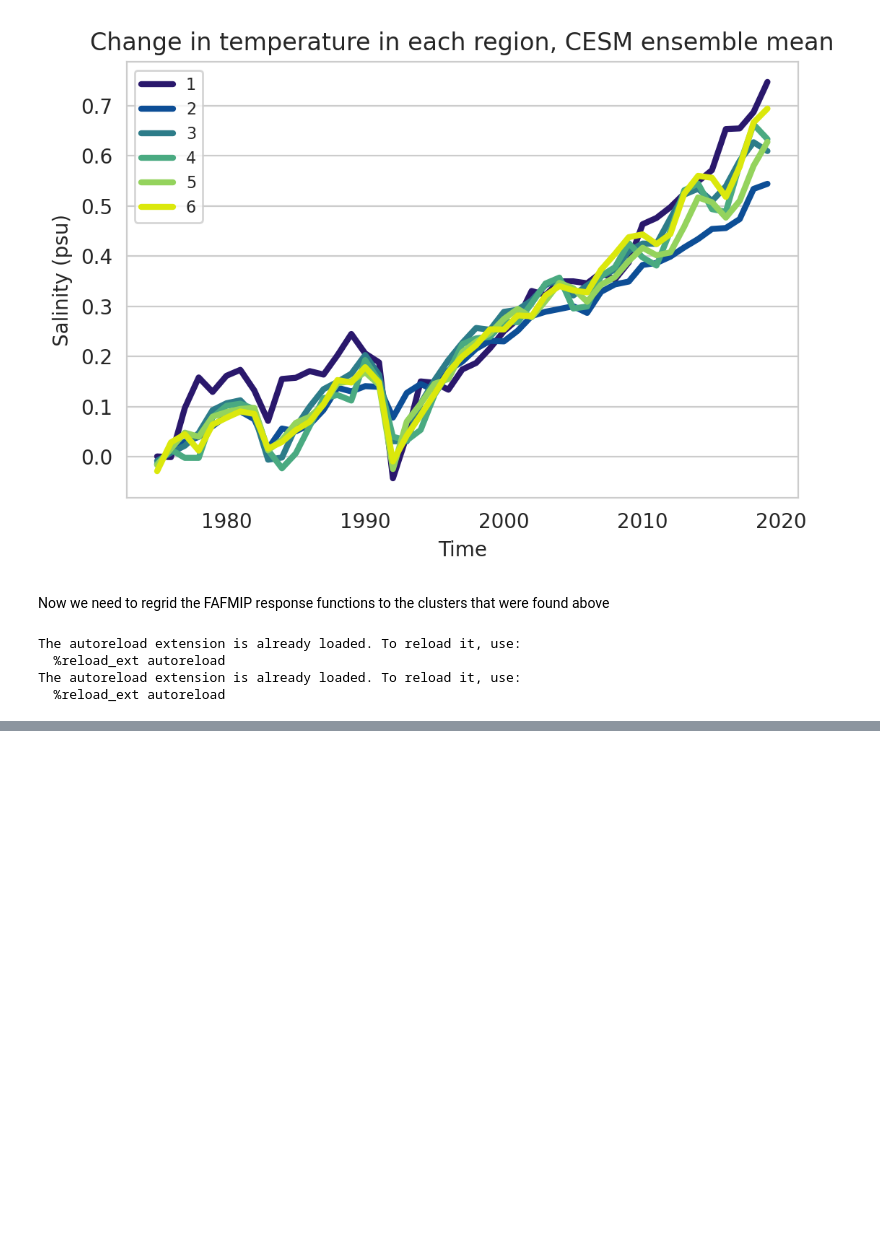
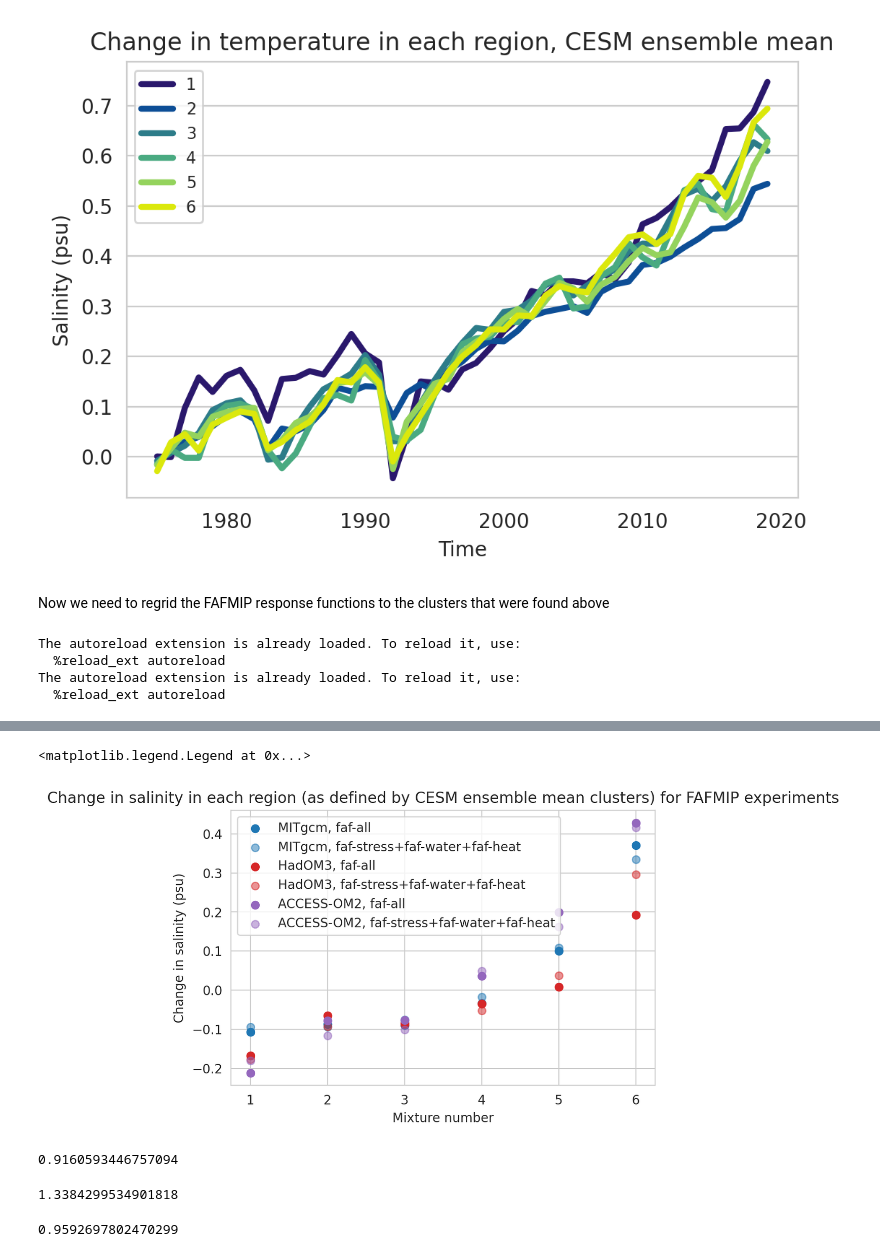
Before and after one commit to aurora-bf/freshwater_flux_linresp, a Jupyter notebook: model_tests/linear_response_CESM_ensemblemean.ipynb, the cells around one changed output, grey strips where cells are left out. Saved outputs shown, nothing was run; the diff lists cells and outputs as text; code cells hidden in the pictures; blank space fills up the shorter version.

```diff
--- a/model_tests/linear_response_CESM_ensemblemean.ipynb
+++ b/model_tests/linear_response_CESM_ensemblemean.ipynb
@@ -403,0 +445,30 @@ print(df3_mean[40:45,1].mean()-df3_mean[0:5,1].mean())
+# %%
+from fafmip_gridding_tools import regridded_fafmip_temp
+%load_ext autoreload
+%autoreload 2
+
+with warnings.catch_warnings(): #get rid of the contiugous warning, github conversation about it says it is unnecessary: https://github.com/JiaweiZhuang/xESMF/issues/25
+    warnings.filterwarnings('ignore')
+    temp_mit_stress,temp_mom_stress,temp_had_stress,temp_access_stress,temp_mit_heat,temp_mom_heat,temp_had_heat,temp_access_heat,temp_mit_water,temp_mom_water,temp_had_water,temp_access_water=regridded_fafmip_temp(salt_avg_1975to2020,area,a2,n)
+
+from fafmip_gridding_tools import regridded_fafmip
+%load_ext autoreload
+%autoreload 2
+
+with warnings.catch_warnings(): #get rid of the contiugous warning, github conversation about it says it is unnecessary: https://github.com/JiaweiZhuang/xESMF/issues/25
+    warnings.filterwarnings('ignore')
+    salt_mit_stress,salt_mom_stress,salt_had_stress,salt_access_stress,salt_mit_heat,salt_mom_heat,salt_had_heat,salt_access_heat,salt_mit_water,salt_mom_water,salt_had_water,salt_access_water=regridded_fafmip(salt_avg_1975to2020,area,a2,n)
+
+from fafmip_gridding_tools import regridded_fafmip_temp_all_control
+%load_ext autoreload
+%autoreload 2
+with warnings.catch_warnings(): #get rid of the contiugous warning, github conversation about it says it is unnecessary: https://github.com/JiaweiZhuang/xESMF/issues/25
+    warnings.filterwarnings('ignore')
+    temp_mit_all,temp_had_all,temp_access_all, temp_access_con, temp_mit_con, temp_had_con=regridded_fafmip_temp_all_control(salt_avg_1975to2020,area,a2,n)
+
+from fafmip_gridding_tools import regridded_fafmip_all_control
+%load_ext autoreload
+%autoreload 2
+with warnings.catch_warnings(): #get rid of the contiugous warning, github conversation about it says it is unnecessary: https://github.com/JiaweiZhuang/xESMF/issues/25
+    warnings.filterwarnings('ignore')
+    salt_mit_all,salt_mom_all, salt_had_all,salt_access_all, salt_access_con, salt_had_con, salt_mit_con=regridded_fafmip_all_control(salt_avg_1975to2020,area,a2,n)
@@ -403,0 +568,30 @@ print(df3_mean[40:45,1].mean()-df3_mean[0:5,1].mean())
+# %%
+import seaborn as sns
+
+plt.scatter(np.linspace(1,6,6),change_salt_mit_all,color="tab:blue",label="MITgcm, faf-all")
+plt.scatter(np.linspace(1,6,6),change_salt_mit_heat+change_salt_mit_water+change_salt_mit_stress,color="tab:blue",alpha=0.5, label="MITgcm, faf-stress+faf-water+faf-heat")
+
+plt.scatter(np.linspace(1,6,6),change_salt_had_all,color="tab:red",label="HadOM3, faf-all")
+plt.scatter(np.linspace(1,6,6),change_salt_had_heat+change_salt_had_water+change_salt_had_stress,color="tab:red",alpha=0.5, label="HadOM3, faf-stress+faf-water+faf-heat")
+
+plt.scatter(np.linspace(1,6,6),change_salt_access_all,color="tab:purple",label="ACCESS-OM2, faf-all")
+plt.scatter(np.linspace(1,6,6),change_salt_access_heat+change_salt_access_water+change_salt_access_stress,color="tab:purple",alpha=0.5, label="ACCESS-OM2, faf-stress+faf-water+faf-heat")
+plt.title('Change in salinity in each region (as defined by CESM ensemble mean clusters) for FAFMIP experiments')
+plt.xlabel('Mixture number')
+plt.ylabel('Change in salinity (psu)')
+plt.legend()
+# %% [output]
+<matplotlib.legend.Legend at 0x...>
+[figure, added]
+# %%
+np.linalg.norm(change_salt_mit_heat+change_salt_mit_water+change_salt_mit_stress)/np.linalg.norm(change_salt_mit_all)
+# %% [output]
+0.9160593446757094
+# %%
+np.linalg.norm(change_salt_had_heat+change_salt_had_water+change_salt_had_stress)/np.linalg.norm(change_salt_had_all)
+# %% [output]
+1.3384299534901818
+# %%
+np.linalg.norm(change_salt_access_heat+change_salt_access_water+change_salt_access_stress)/np.linalg.norm(change_salt_access_all)
+# %% [output]
+0.9592697802470299
```
Also changed, not shown: parts of 25 cells of this notebook, 48 other files.
